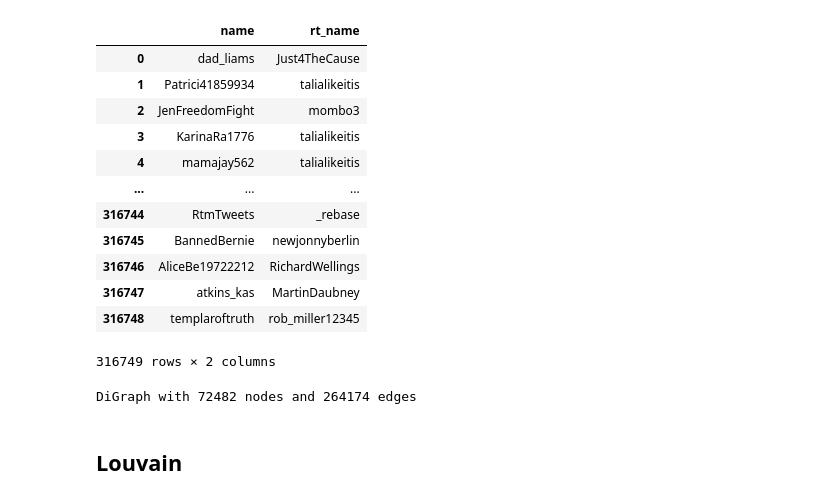
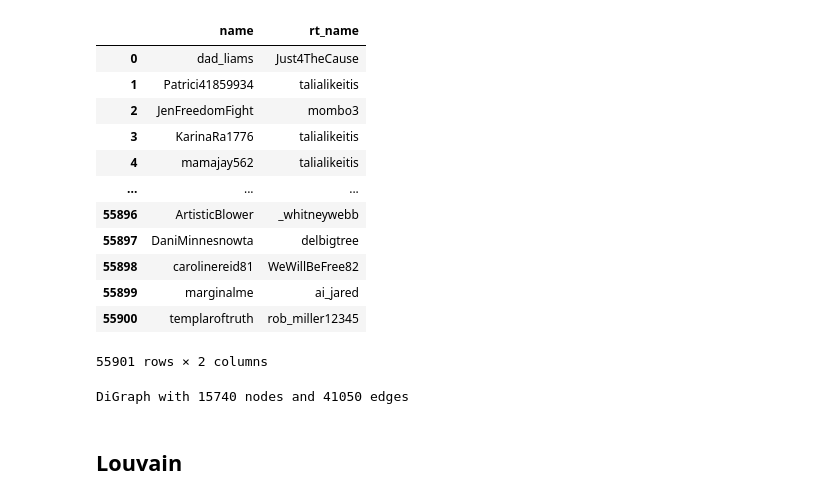
Before and after one commit to gi-ux/BachelorProject, a Jupyter notebook: notebook/network/Run_network.ipynb, the cells around one changed output. Cells and saved outputs as stored; diff of their text form; code cells hidden in the pictures.

```diff
--- a/notebook/network/Run_network.ipynb
+++ b/notebook/network/Run_network.ipynb
@@ -28,26 +28,26 @@ path = glob.glob("C:/Users/gianl/Desktop/Gi/Supsi/BachelorProject/network/networ
 # %%
 path_nt = glob.glob("C:/Users/gianl/Desktop/Gi/Supsi/BachelorProject/network/names/")
-df = pd.read_csv(path_nt[0] + "rt_nt_2_6.csv", lineterminator="\n", low_memory=False)
+df = pd.read_csv(path_nt[0] + "rt_nt_2_6_0.csv", lineterminator="\n", low_memory=False)
 df
 # %% [output]
 |  | name | rt_name |
 | 0 | dad_liams | Just4TheCause |
 | 1 | Patrici41859934 | talialikeitis |
 | 2 | JenFreedomFight | mombo3 |
 | 3 | KarinaRa1776 | talialikeitis |
 | 4 | mamajay562 | talialikeitis |
 | ... | ... | ... |
-| 316744 | RtmTweets | _rebase |
-| 316745 | BannedBernie | newjonnyberlin |
-| 316746 | AliceBe19722212 | RichardWellings |
-| 316747 | atkins_kas | MartinDaubney |
-| 316748 | templaroftruth | rob_miller12345 |
+| 55896 | ArtisticBlower | _whitneywebb |
+| 55897 | DaniMinnesnowta | delbigtree |
+| 55898 | carolinereid81 | WeWillBeFree82 |
+| 55899 | marginalme | ai_jared |
+| 55900 | templaroftruth | rob_miller12345 |
-316749 rows × 2 columns
+55901 rows × 2 columns
 # %%
 retweets_graph = nx.from_pandas_edgelist(df,'name','rt_name', create_using=nx.DiGraph())
 print(nx.info(retweets_graph)) #da ritornare le info
 # %% [output]
-DiGraph with 72482 nodes and 264174 edges
+DiGraph with 15740 nodes and 41050 edges
 # %%
 degree_dict = dict(retweets_graph.degree(retweets_graph.nodes()))
 sorted_degree = sorted(degree_dict.items(), key=itemgetter(1), reverse=True)
```
Also changed, not shown: parts of 4 cells of this notebook, 4 other files.
